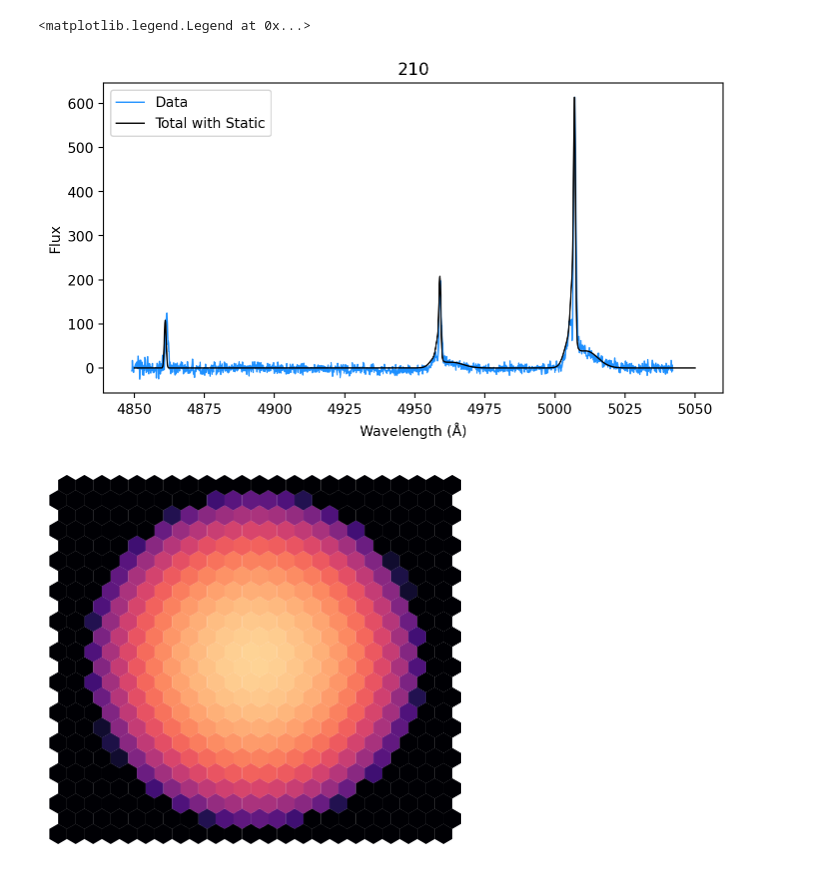
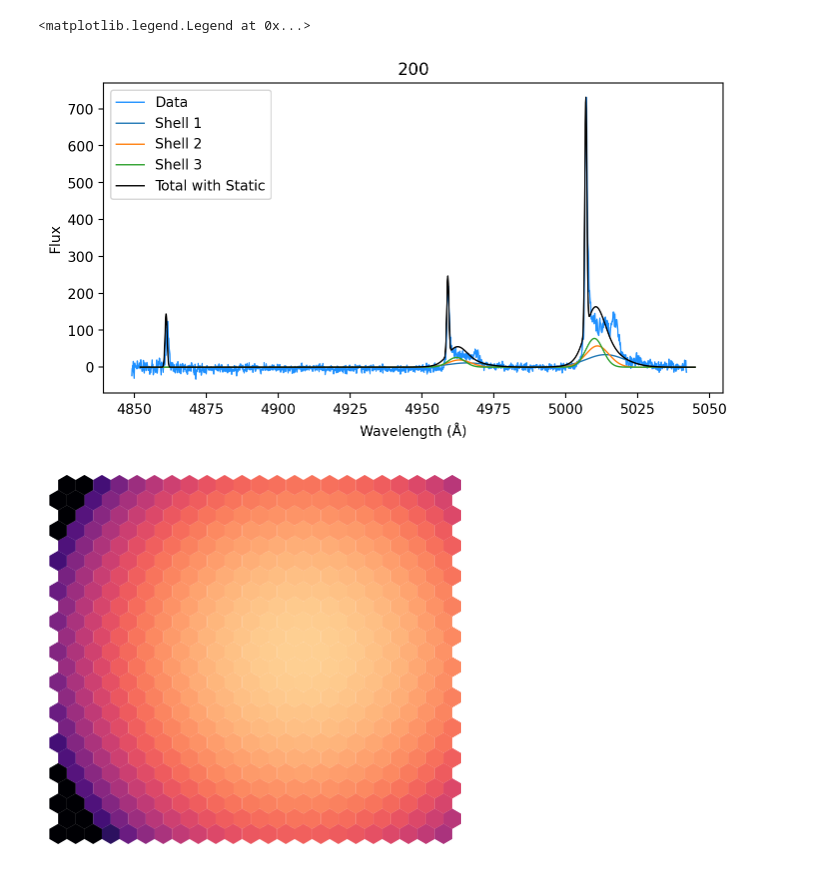
Before and after one commit to callumbloor/snr_stuff, a Jupyter notebook: linemodel.ipynb, the cells around one changed output. Saved outputs shown, nothing was run; the diff lists cells and outputs as text; code cells hidden in the pictures.

```diff
--- a/linemodel.ipynb
+++ b/linemodel.ipynb
@@ -164,29 +154,26 @@ shells = []
 for i in range(len(near)):
     R  = Rlist[i]
     vel = near[i][idx]
-    x, y = x_arr[idx], y_arr[idx]
-
+    x, y = x_sph[idx], y_sph[idx]
     s, _ = getspectrum(
-        wl, T, ne, lines[0:2],
+        wave, T, ne, lines[0:2],  # only O3 lines for shells
         vel=vel,
         x=x,
         y=y,
         R=R,
-        dR = 0.2
+        dR = None
     )
 
     shells.append(s)
 
-spec_tot = np.zeros_like(wl)
-for shell in shells:
-    spec_tot += shell
+spec_tot = np.sum(shells, axis=0)
 
 static, _ = getspectrum(
-        wl, T, ne, lines,
+        wave, T, ne, lines,
         vel = velstat,
-        x = x_arr[idx],
-        y = y_arr[idx],
+        x = x_sph[idx],
+        y = y_sph[idx],
         R = Rlist[0],
-        dR = 0.2,
+        dR = None,
         static=True
     )
@@ -203,7 +181,6 @@ else:
 data = flux[idx] - np.median(flux[idx])
 # norm = np.max(data) / np.max(spec_tot)
 norm = np.max(data) / np.max( (static + spec_tot) )
-
 # norm = 1
 
 z = (5010 - 5007) / 5007 # our data has offset, correcting for that
@@ -212,14 +189,14 @@ plt.figure(figsize=(8, 5))
 
 plt.plot(wave / (1 + z), data, lw = 1,label='Data', color='dodgerblue')
 
-# plt.plot(wl, static * norm, lw=1, color='orangered', label='Static', alpha = 0.7)
-# for i, s in enumerate(shells):
-#     plt.plot(wl, s * norm, lw=1, label=f'Shell {i+1}')
+# plt.plot(wave, static * norm, lw=1, color='orangered', label='Static', alpha = 0.7)
 
-# plt.plot(wl, spec_tot * norm, lw = 1, color='k', label='Total')
+for i, s in enumerate(shells):
+    plt.plot(wave, s * norm, lw=1, label=f'Shell {i+1}')
 
-plt.plot(wl, (spec_tot + static) * norm, lw = 1, color='k', label='Total with Static')
+# plt.plot(wave, spec_tot, lw = 1, color='k', label='Total')
 
+plt.plot(wave, (spec_tot + static) * norm, lw = 1, color='k', label='Total with Static')
 
 plt.gca().set_box_aspect(0.5)
 plt.xlabel('Wavelength (Å)')
@@ -230,26 +207,26 @@ plt.legend(loc = 'upper left')
 # plt.ylim(None, 15)
 # %% [output]
 <matplotlib.legend.Legend at 0x...>
-[figure, old version]
+[figure, new version]
 # %%
-nearsum = near[0]
+nearsum = abs(near[1])
 r = 0.6
 cmap = matplotlib.colormaps['magma']
 norm = Normalize(vmin=np.percentile(nearsum, 1), vmax=np.percentile(nearsum, 99))
 
-fig,ax=plt.subplots(1,1, dpi=100)
+fig,ax=plt.subplots(1, 1, dpi=100)
 for x,y,i in zip(x_arr, y_arr, range(len(x_arr))):
     color = cmap(norm(nearsum[i]) * 0.9)
     hexag = matplotlib.patches.RegularPolygon((x,y), numVertices=6, radius=r, facecolor=color)
     ax.add_patch(hexag)
     # ax.text(x, y, f'{i+1}', ha='center', va='center', fontsize=6, color='red')  # takes a long time, reduce hexagons to see numbers
 
 ax.set_xlim(np.min(hex[:,0])-r, np.max(hex[:,0])+r)
 ax.set_ylim(np.min(hex[:,1])-r, np.max(hex[:,1])+r)
 ax.set_aspect('equal'); ax.invert_xaxis()
 ax.set_axis_off()
 # %% [output]
-[figure, old version]
+[figure, new version]
 # %%
 # Epanechnikov kernel
 def k_E(u):
```
Also changed, not shown: parts of 9 cells of this notebook.
